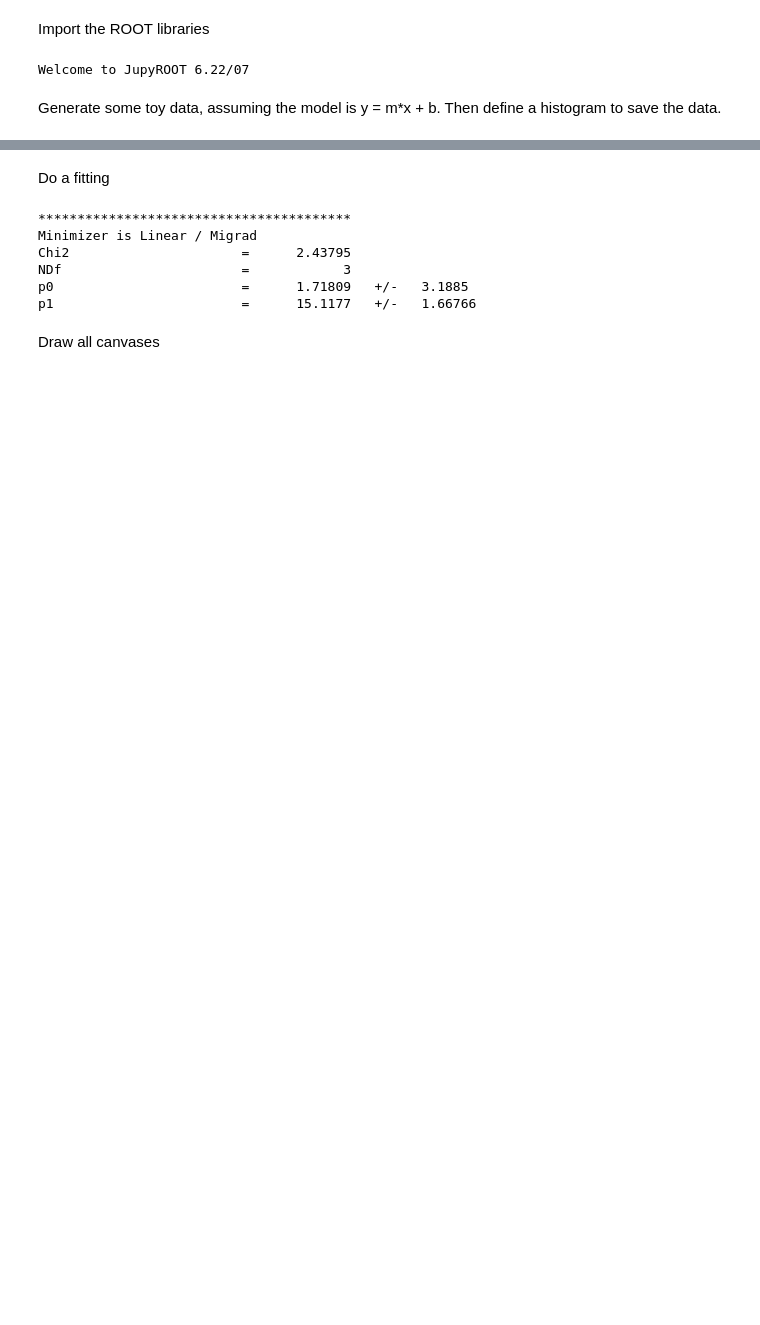
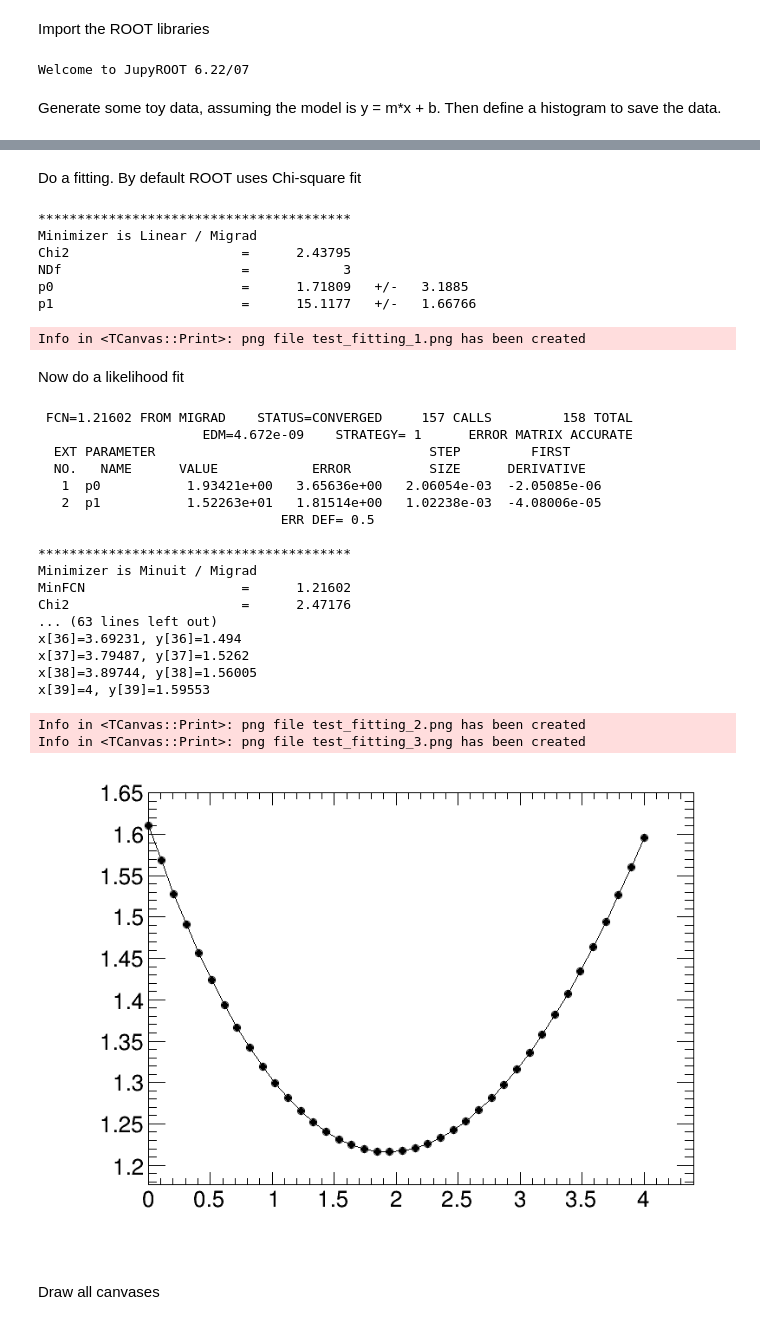
Before and after one commit to LailinXu/hepstat-tutorial, a Jupyter notebook: Fitting/hepstat_tutorial_fit.py.nbconvert.ipynb, the cells around one changed output, grey strips where cells are left out. Cells and saved outputs as stored; diff of their text form; code cells hidden in the pictures; blank space fills up the shorter version.

```diff
--- a/Fitting/hepstat_tutorial_fit.py.nbconvert.ipynb
+++ b/Fitting/hepstat_tutorial_fit.py.nbconvert.ipynb
@@ -42,10 +44,12 @@ myc.Draw()
 # %% [markdown]
-Do a fitting
+Do a fitting. By default ROOT uses Chi-square fit
 # %%
 my1 = R.TF1("myFunc1", "pol1", bin0, bin1)
+my1.SetLineColor(4)
 
-hd.Fit("myFunc1")
+frp1 = hd.Fit("myFunc1", "S")
 myc.Update()
+myc.SaveAs("test_fitting_1.png")
 # %% [output]
 ****************************************
 Minimizer is Linear / Migrad
@@ -53,6 +57,50 @@ Chi2                      =      2.43795
 NDf                       =            3
 p0                        =      1.71809   +/-   3.1885
 p1                        =      15.1177   +/-   1.66766
+Info in <TCanvas::Print>: png file test_fitting_1.png has been created
+# %% [markdown]
+Now do a likelihood fit
+# %%
+my2 = R.TF1("myFunc2", "pol1", bin0, bin1)
+my2.SetLineColor(2)
+frp2 = hd.Fit("myFunc2", "LS")
+my1.Draw("same")
+myc.Update()
+myc.SaveAs("test_fitting_2.png")
+
+myc.Clear()
+frp2.Print("V")
+gr=R.TGraph()
+smin, smax=0, 4
+fr2=R.TFitResult(frp2.Get())
+fr2.Print()
+fr2.Scan(0, gr, smin, smax)
+gr.Draw()
+gr.Print()
+myc.Draw()
+
+myc.SaveAs("test_fitting_3.png")
+# %% [output]
+ FCN=1.21602 FROM MIGRAD    STATUS=CONVERGED     157 CALLS         158 TOTAL
+                     EDM=4.672e-09    STRATEGY= 1      ERROR MATRIX ACCURATE
+  EXT PARAMETER                                   STEP         FIRST
+  NO.   NAME      VALUE            ERROR          SIZE      DERIVATIVE
+   1  p0           1.93421e+00   3.65636e+00   2.06054e-03  -2.05085e-06
+   2  p1           1.52263e+01   1.81514e+00   1.02238e-03  -4.08006e-05
+                               ERR DEF= 0.5
+
+****************************************
+Minimizer is Minuit / Migrad
+MinFCN                    =      1.21602
+Chi2                      =      2.47176
+... (63 lines left out)
+x[36]=3.69231, y[36]=1.494
+x[37]=3.79487, y[37]=1.5262
+x[38]=3.89744, y[38]=1.56005
+x[39]=4, y[39]=1.59553
+Info in <TCanvas::Print>: png file test_fitting_2.png has been created
+Info in <TCanvas::Print>: png file test_fitting_3.png has been created
+[figure, added]
 # %% [markdown]
 Draw all canvases
 # %%
```
Also changed, not shown: parts of 5 cells of this notebook, 2 other files.
